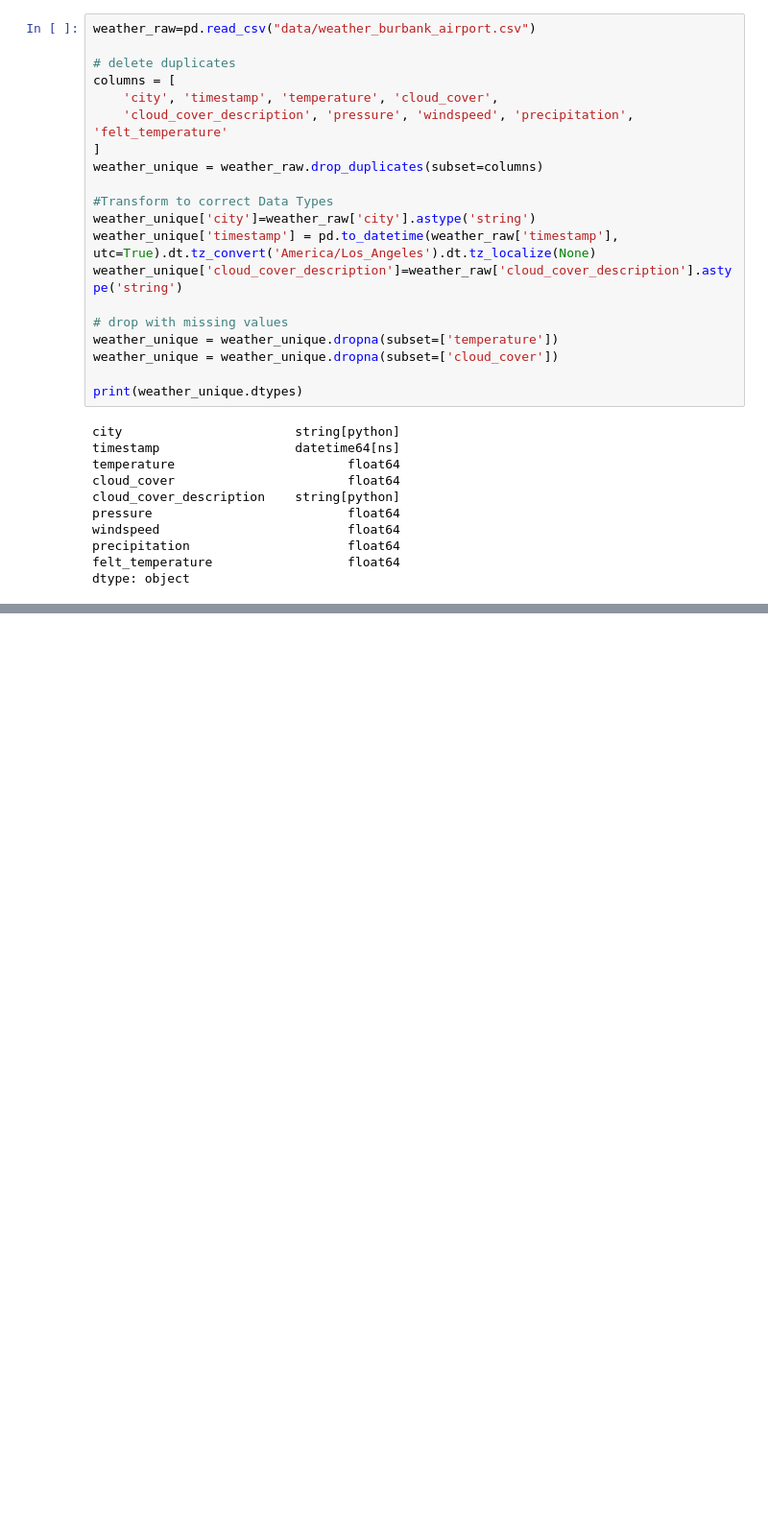
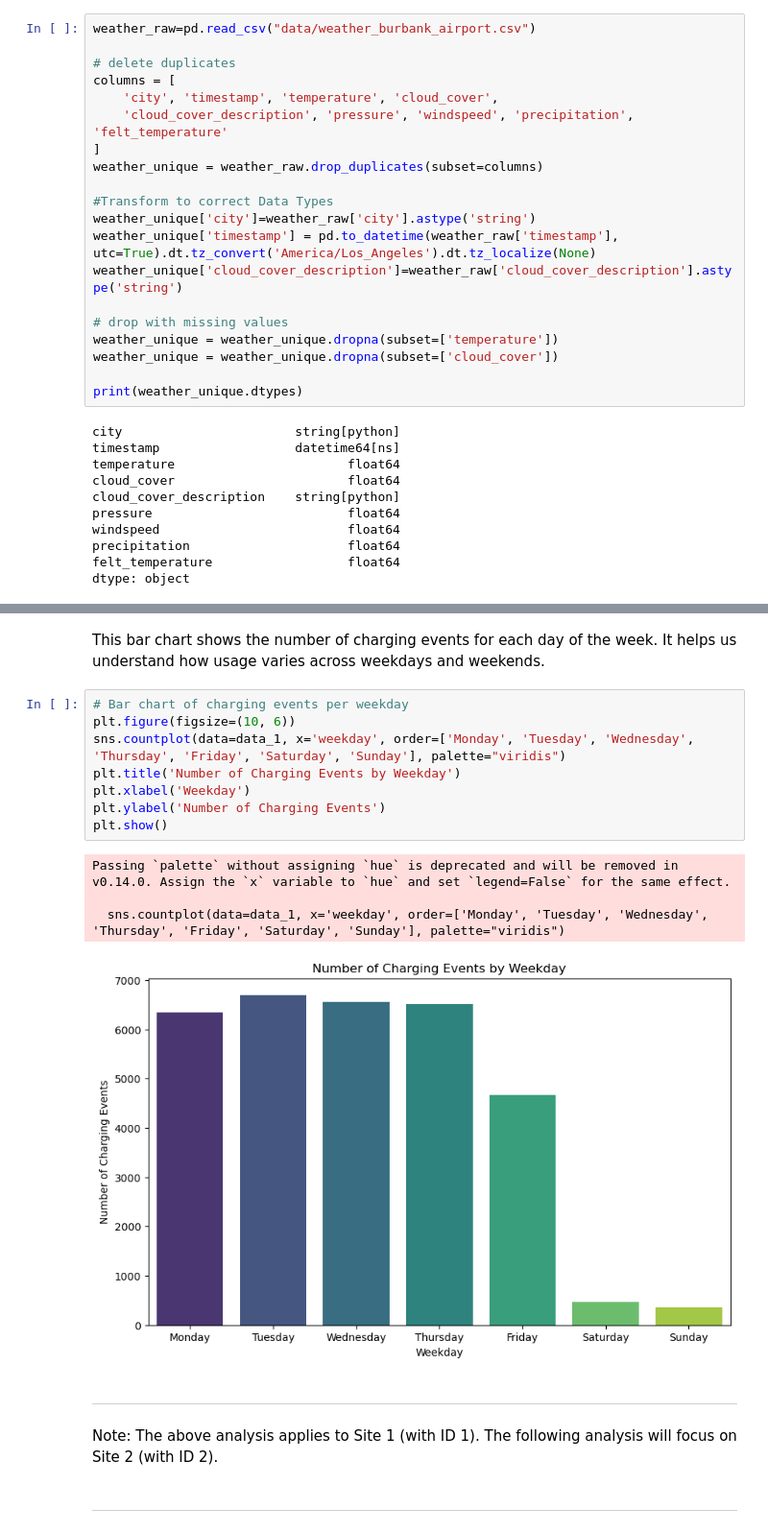
Before and after one commit to Zeyd263/DataDynamos, a Jupyter notebook: Preprocessing.ipynb, the cells around one changed output, grey strips where cells are left out. Shown at 96% size. Drawn from its saved outputs; the diff is of its cells as text; blank space fills up the shorter version.

```diff
--- a/Preprocessing.ipynb
+++ b/Preprocessing.ipynb
@@ -386,0 +435,22 @@ dtype: object
+# %% [markdown]
+This bar chart shows the number of charging events for each day of the week. It helps us understand how usage varies across weekdays and weekends.
+# %%
+# Bar chart of charging events per weekday
+plt.figure(figsize=(10, 6))
+sns.countplot(data=data_1, x='weekday', order=['Monday', 'Tuesday', 'Wednesday', 'Thursday', 'Friday', 'Saturday', 'Sunday'], palette="viridis")
+plt.title('Number of Charging Events by Weekday')
+plt.xlabel('Weekday')
+plt.ylabel('Number of Charging Events')
+plt.show()
+# %% [output]
+Passing `palette` without assigning `hue` is deprecated and will be removed in v0.14.0. Assign the `x` variable to `hue` and set `legend=False` for the same effect.
+
+  sns.countplot(data=data_1, x='weekday', order=['Monday', 'Tuesday', 'Wednesday', 'Thursday', 'Friday', 'Saturday', 'Sunday'], palette="viridis")
+[figure, added]
+# %% [markdown]
+-------------------------------------------------------------------------------------------------------------------
+# %% [markdown]
+Note:
+The above analysis applies to Site 1 (with ID 1). The following analysis will focus on Site 2 (with ID 2).
+# %% [markdown]
+-------------------------------------------------------------------------------------------------------------------
```
Also changed, not shown: parts of 51 cells of this notebook.
